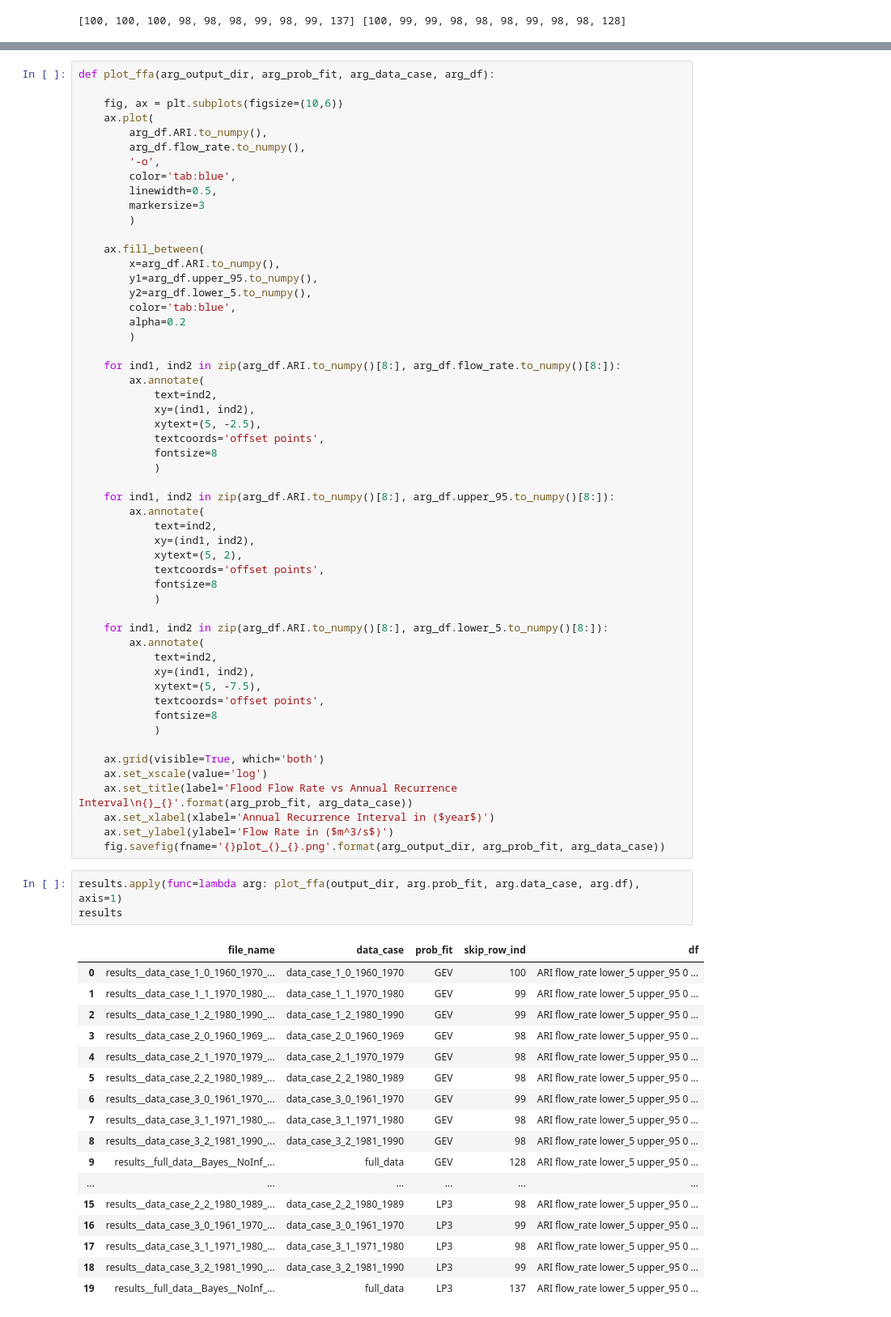
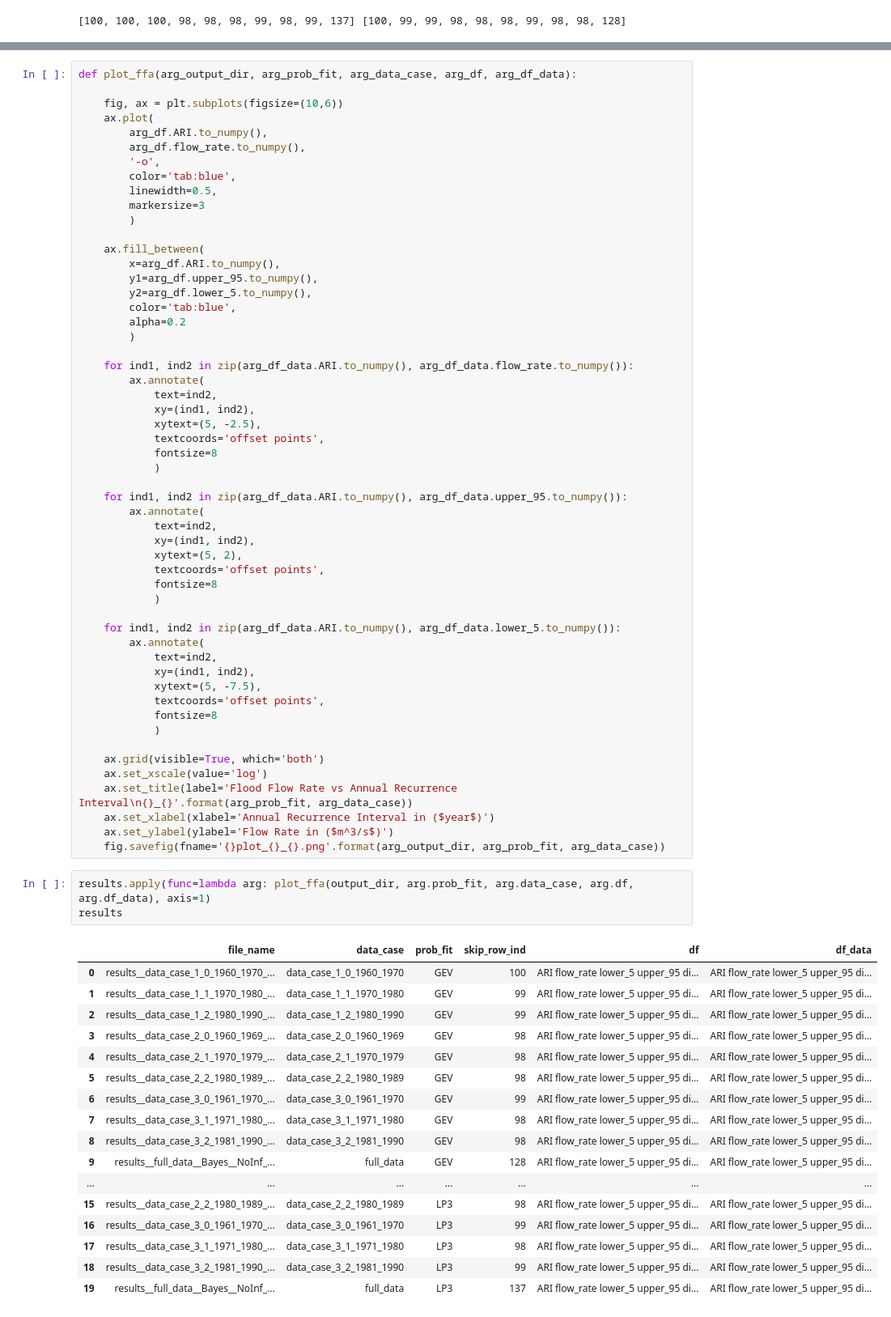
Before and after one commit to Holger-Paxi/Flood_Estimation, a Jupyter notebook: Assignment_1/Assignment_1__2nd.ipynb, the cells around one changed output, grey strips where cells are left out. Shown at 81% size. Drawn from its saved outputs; the diff is of its cells as text.

```diff
--- a/Assignment_1/Assignment_1__2nd.ipynb
+++ b/Assignment_1/Assignment_1__2nd.ipynb
@@ -119,5 +181,5 @@ results
 # %%
-def plot_ffa(arg_output_dir, arg_prob_fit, arg_data_case, arg_df):
+def plot_ffa(arg_output_dir, arg_prob_fit, arg_data_case, arg_df, arg_df_data):
 
     fig, ax = plt.subplots(figsize=(10,6))
     ax.plot(
@@ -137,7 +199,7 @@ def plot_ffa(arg_output_dir, arg_prob_fit, arg_data_case, arg_df):
         alpha=0.2
         )
 
-    for ind1, ind2 in zip(arg_df.ARI.to_numpy()[8:], arg_df.flow_rate.to_numpy()[8:]):
+    for ind1, ind2 in zip(arg_df_data.ARI.to_numpy(), arg_df_data.flow_rate.to_numpy()):
         ax.annotate(
             text=ind2,
             xy=(ind1, ind2),
@@ -146,7 +208,7 @@ def plot_ffa(arg_output_dir, arg_prob_fit, arg_data_case, arg_df):
             fontsize=8
             )
 
-    for ind1, ind2 in zip(arg_df.ARI.to_numpy()[8:], arg_df.upper_95.to_numpy()[8:]):
+    for ind1, ind2 in zip(arg_df_data.ARI.to_numpy(), arg_df_data.upper_95.to_numpy()):
         ax.annotate(
             text=ind2,
             xy=(ind1, ind2),
@@ -155,7 +217,7 @@ def plot_ffa(arg_output_dir, arg_prob_fit, arg_data_case, arg_df):
             fontsize=8
             )
 
-    for ind1, ind2 in zip(arg_df.ARI.to_numpy()[8:], arg_df.lower_5.to_numpy()[8:]):
+    for ind1, ind2 in zip(arg_df_data.ARI.to_numpy(), arg_df_data.lower_5.to_numpy()):
         ax.annotate(
             text=ind2,
             xy=(ind1, ind2),
@@ -171,26 +233,26 @@ def plot_ffa(arg_output_dir, arg_prob_fit, arg_data_case, arg_df):
     ax.set_ylabel(ylabel='Flow Rate in ($m^3/s$)')
     fig.savefig(fname='{}plot_{}_{}.png'.format(arg_output_dir, arg_prob_fit, arg_data_case))
 # %%
-results.apply(func=lambda arg: plot_ffa(output_dir, arg.prob_fit, arg.data_case, arg.df), axis=1)
+results.apply(func=lambda arg: plot_ffa(output_dir, arg.prob_fit, arg.data_case, arg.df, arg.df_data), axis=1)
 results
 # %% [output]
-|  | file_name | data_case | prob_fit | skip_row_ind | df |
-| 0 | results__data_case_1_0_1960_1970_... | data_case_1_0_1960_1970 | GEV | 100 | ARI flow_rate lower_5 upper_95 0 ... |
-| 1 | results__data_case_1_1_1970_1980_... | data_case_1_1_1970_1980 | GEV | 99 | ARI flow_rate lower_5 upper_95 0 ... |
-| 2 | results__data_case_1_2_1980_1990_... | data_case_1_2_1980_1990 | GEV | 99 | ARI flow_rate lower_5 upper_95 0 ... |
-| 3 | results__data_case_2_0_1960_1969_... | data_case_2_0_1960_1969 | GEV | 98 | ARI flow_rate lower_5 upper_95 0 ... |
-| 4 | results__data_case_2_1_1970_1979_... | data_case_2_1_1970_1979 | GEV | 98 | ARI flow_rate lower_5 upper_95 0 ... |
-| 5 | results__data_case_2_2_1980_1989_... | data_case_2_2_1980_1989 | GEV | 98 | ARI flow_rate lower_5 upper_95 0 ... |
-| 6 | results__data_case_3_0_1961_1970_... | data_case_3_0_1961_1970 | GEV | 99 | ARI flow_rate lower_5 upper_95 0 ... |
-| 7 | results__data_case_3_1_1971_1980_... | data_case_3_1_1971_1980 | GEV | 98 | ARI flow_rate lower_5 upper_95 0 ... |
-| 8 | results__data_case_3_2_1981_1990_... | data_case_3_2_1981_1990 | GEV | 98 | ARI flow_rate lower_5 upper_95 0 ... |
-| 9 | results__full_data__Bayes__NoInf_... | full_data | GEV | 128 | ARI flow_rate lower_5 upper_95 0 ... |
-| ... | ... | ... | ... | ... | ... |
-| 15 | results__data_case_2_2_1980_1989_... | data_case_2_2_1980_1989 | LP3 | 98 | ARI flow_rate lower_5 upper_95 0 ... |
-| 16 | results__data_case_3_0_1961_1970_... | data_case_3_0_1961_1970 | LP3 | 99 | ARI flow_rate lower_5 upper_95 0 ... |
-| 17 | results__data_case_3_1_1971_1980_... | data_case_3_1_1971_1980 | LP3 | 98 | ARI flow_rate lower_5 upper_95 0 ... |
-| 18 | results__data_case_3_2_1981_1990_... | data_case_3_2_1981_1990 | LP3 | 99 | ARI flow_rate lower_5 upper_95 0 ... |
-| 19 | results__full_data__Bayes__NoInf_... | full_data | LP3 | 137 | ARI flow_rate lower_5 upper_95 0 ... |
+|  | file_name | data_case | prob_fit | skip_row_ind | df | df_data |
+| 0 | results__data_case_1_0_1960_1970_... | data_case_1_0_1960_1970 | GEV | 100 | ARI flow_rate lower_5 upper_95 di... | ARI flow_rate lower_5 upper_95 di... |
+| 1 | results__data_case_1_1_1970_1980_... | data_case_1_1_1970_1980 | GEV | 99 | ARI flow_rate lower_5 upper_95 di... | ARI flow_rate lower_5 upper_95 di... |
+| 2 | results__data_case_1_2_1980_1990_... | data_case_1_2_1980_1990 | GEV | 99 | ARI flow_rate lower_5 upper_95 di... | ARI flow_rate lower_5 upper_95 di... |
+| 3 | results__data_case_2_0_1960_1969_... | data_case_2_0_1960_1969 | GEV | 98 | ARI flow_rate lower_5 upper_95 di... | ARI flow_rate lower_5 upper_95 di... |
+| 4 | results__data_case_2_1_1970_1979_... | data_case_2_1_1970_1979 | GEV | 98 | ARI flow_rate lower_5 upper_95 di... | ARI flow_rate lower_5 upper_95 di... |
+| 5 | results__data_case_2_2_1980_1989_... | data_case_2_2_1980_1989 | GEV | 98 | ARI flow_rate lower_5 upper_95 di... | ARI flow_rate lower_5 upper_95 di... |
+| 6 | results__data_case_3_0_1961_1970_... | data_case_3_0_1961_1970 | GEV | 99 | ARI flow_rate lower_5 upper_95 di... | ARI flow_rate lower_5 upper_95 di... |
+| 7 | results__data_case_3_1_1971_1980_... | data_case_3_1_1971_1980 | GEV | 98 | ARI flow_rate lower_5 upper_95 di... | ARI flow_rate lower_5 upper_95 di... |
+| 8 | results__data_case_3_2_1981_1990_... | data_case_3_2_1981_1990 | GEV | 98 | ARI flow_rate lower_5 upper_95 di... | ARI flow_rate lower_5 upper_95 di... |
+| 9 | results__full_data__Bayes__NoInf_... | full_data | GEV | 128 | ARI flow_rate lower_5 upper_95 di... | ARI flow_rate lower_5 upper_95 di... |
+| ... | ... | ... | ... | ... | ... | ... |
+| 15 | results__data_case_2_2_1980_1989_... | data_case_2_2_1980_1989 | LP3 | 98 | ARI flow_rate lower_5 upper_95 di... | ARI flow_rate lower_5 upper_95 di... |
+| 16 | results__data_case_3_0_1961_1970_... | data_case_3_0_1961_1970 | LP3 | 99 | ARI flow_rate lower_5 upper_95 di... | ARI flow_rate lower_5 upper_95 di... |
+| 17 | results__data_case_3_1_1971_1980_... | data_case_3_1_1971_1980 | LP3 | 98 | ARI flow_rate lower_5 upper_95 di... | ARI flow_rate lower_5 upper_95 di... |
+| 18 | results__data_case_3_2_1981_1990_... | data_case_3_2_1981_1990 | LP3 | 99 | ARI flow_rate lower_5 upper_95 di... | ARI flow_rate lower_5 upper_95 di... |
+| 19 | results__full_data__Bayes__NoInf_... | full_data | LP3 | 137 | ARI flow_rate lower_5 upper_95 di... | ARI flow_rate lower_5 upper_95 di... |
 [figure]
 [figure]
 [figure]
```
Also changed, not shown: parts of 27 cells of this notebook, 40 other files.
